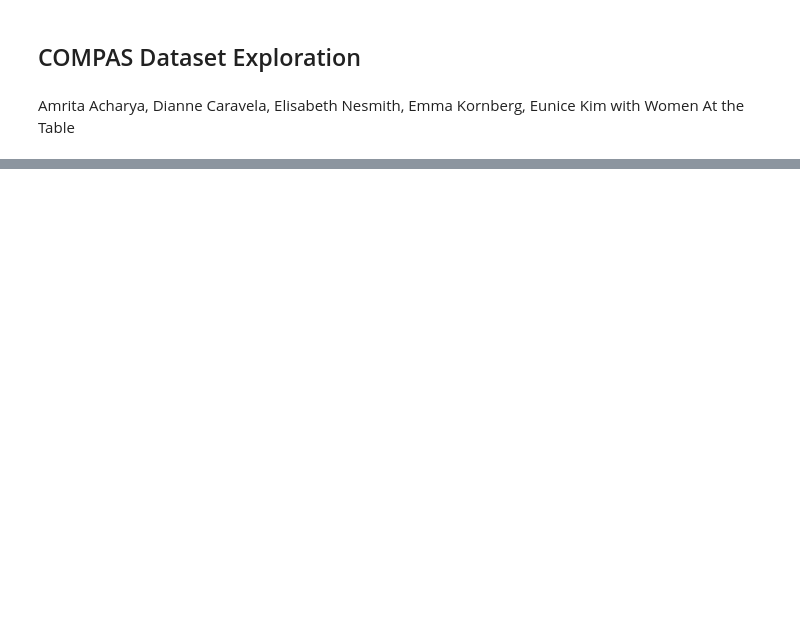
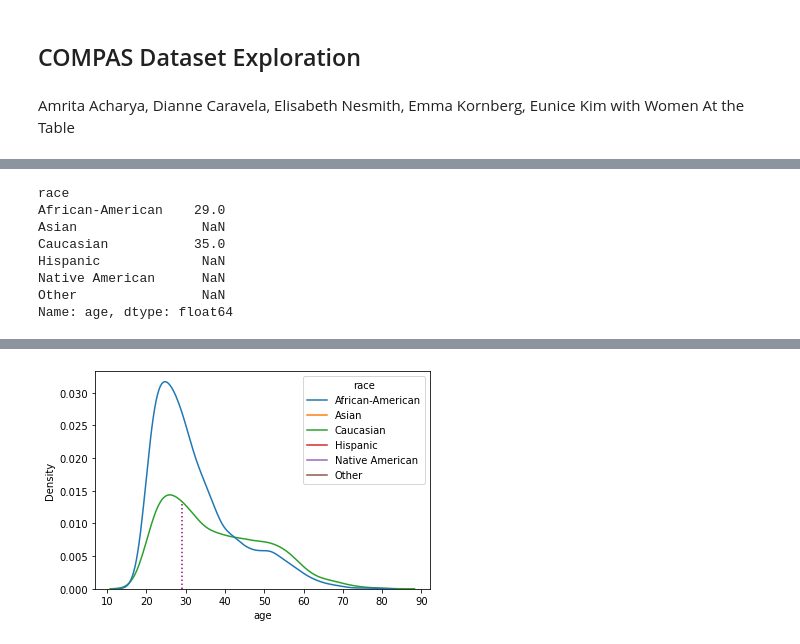
Before and after one commit to enesmith/womenatthetable, a Jupyter notebook: COMPAS Race Analysis.ipynb, the cells around one changed output, grey strips where cells are left out. Cells and saved outputs as stored; diff of their text form; code cells hidden in the pictures; blank space fills up the shorter version.

```diff
--- a/COMPAS Race Analysis.ipynb
+++ b/COMPAS Race Analysis.ipynb
@@ -240,0 +250,25 @@ MultiIndex([(   0, 0, 0),
+# %%
+# age distribution by race
+ax = sns.kdeplot(x="age", hue="race", data=df_viz);
+kdeline = ax.lines[0]
+mean_fem = df_viz.groupby('race').age.median()[0]
+xs = kdeline.get_xdata()
+ys = kdeline.get_ydata()
+height_fem = np.interp(mean_fem, xs, ys)
+ax.vlines(mean_fem, 0, height_fem, color=purple, ls=':')
+
+mean_m = df_viz.groupby('race').age.median()[1]
+height_m = np.interp(mean_m, xs, ys)
+ax.vlines(mean_m, 0, height_m, color=green, ls=':')
+
+
+print(df_viz.groupby('race').age.median())
+# %% [output]
+race
+African-American    29.0
+Asian                NaN
+Caucasian           35.0
+Hispanic             NaN
+Native American      NaN
+Other                NaN
+Name: age, dtype: float64
@@ -240,0 +276 @@ MultiIndex([(   0, 0, 0),
+[figure, added]
```
Also changed, not shown: parts of 11 cells of this notebook.
